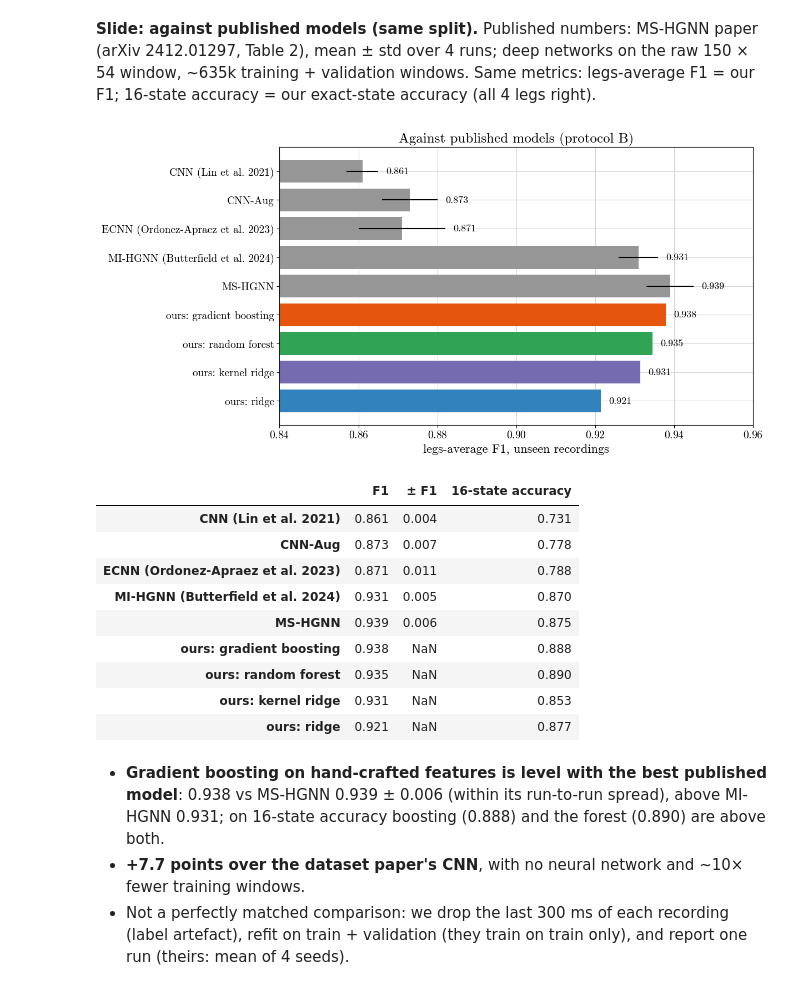
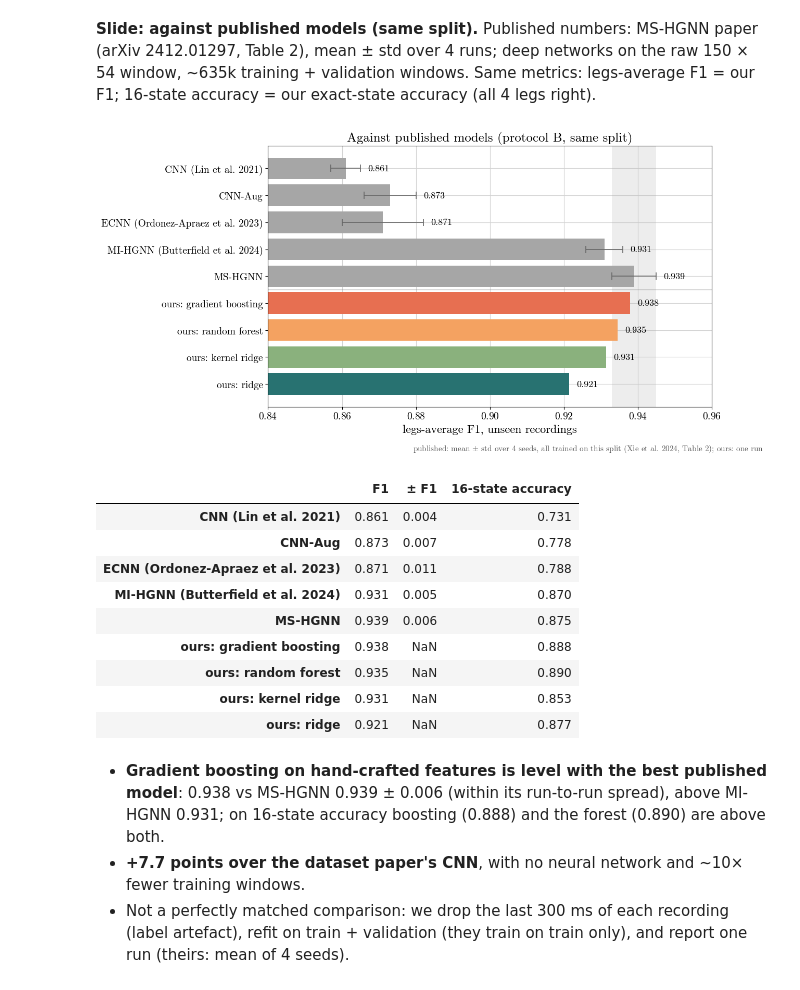
Before and after one commit to FilippoGorini/ML2_project, a Jupyter notebook: notebooks/05_presentation.ipynb, the cells around one changed output. Saved outputs shown, nothing was run; the diff lists cells and outputs as text; code cells hidden in the pictures.

```diff
--- a/notebooks/05_presentation.ipynb
+++ b/notebooks/05_presentation.ipynb
@@ -283,11 +306,11 @@ Choices inside each step were made on validation; each chosen input was tested o
 | raw window | 15 log-spaced lags × 54 = 810 | history: dense recent lags (0, 1, 2, 3, 5, 8 … ms), sparse old ones up to 149 ms |
 | hand-crafted features | 390 | per channel: current value, change over 5 and 50 ms, window mean, std, min, max; per foot: height above its window minimum, speed now, mean speed over 20 ms |
 # %%
-ladder = ["majority", "ridge_current", "ridge_window_log", "ridge_feat_all"]
-labels_ladder = ["nothing\n(majority)", "current\ntimestep", "raw window\n(history)", "hand-crafted\nfeatures"]
+ladder = ["ridge_current", "ridge_window_log", "ridge_feat_all"]
+labels_ladder = ["current\ntimestep", "raw window\n(history)", "hand-crafted\nfeatures"]
 f1s = [A[m][0]["test"]["f1"] for m in ladder]
 fig, ax = plt.subplots(figsize=(10, 6))
-bars = ax.bar(labels_ladder, f1s, color=[GREY] + [COLORS[m] for m in ladder[1:]])
+bars = ax.bar(labels_ladder, f1s, color=INPUT_LADDER_COLORS)
 for b, v in zip(bars, f1s):
     ax.text(b.get_x() + b.get_width() / 2, v + 0.01, f"{v:.3f}", ha="center")
 ax.set_ylim(0, 1.05); ax.set_ylabel("test F1"); ax.set_title("Input ladder (ridge)")
@@ -518,7 +540,7 @@ dist = {m: error_distances(m) for m in err_models}
 fig, ax = plt.subplots(figsize=(10, 6))
 for m, d in dist.items():
     x = np.sort(d)
-    ax.plot(x, np.arange(1, len(x) + 1) / len(x), color=COLORS[m], lw=2 if m == "gb_feat_all" else 1.2,
+    ax.plot(x, np.arange(1, len(x) + 1) / len(x), color=COLORS_LINE[m], lw=2 if m == "gb_feat_all" else 1.2,
             label=f"{NAMES[m]} ({len(d):,} errors)")
 ax.set_xscale("log"); ax.set_xlabel("distance to the nearest true touchdown / lift-off [ms]")
 ax.set_ylabel("share of errors within"); ax.legend(fontsize=12)
@@ -604,22 +627,32 @@ legs-average F1 = our F1; 16-state accuracy = our exact-state accuracy (all 4 le
 # %%
 papers = pd.DataFrame({"CNN (Lin et al. 2021)": (0.861, 0.004, 0.731), "CNN-Aug": (0.873, 0.007, 0.778),
                        "ECNN (Ordonez-Apraez et al. 2023)": (0.871, 0.011, 0.788),
                        "MI-HGNN (Butterfield et al. 2024)": (0.931, 0.005, 0.870), "MS-HGNN": (0.939, 0.006, 0.875)},
                       index=["F1", "± F1", "16-state accuracy"]).T
 ours = pd.DataFrame({f"ours: {NAMES[m]}": {"F1": B[m][0]["test"]["f1"], "16-state accuracy": B[m][0]["test"]["exact"]}
                      for m in ["gb_feat_all", "rf_feat_all", "krr_feat_all", "ridge_feat_all"]}).T
 comp = pd.concat([papers, ours])
+# published: mean ± std over 4 training seeds (thin dark-grey whiskers); ours: one run (no seed spread to show)
 fig, ax = plt.subplots(figsize=(11, 6.5))
 c = [GREY] * len(papers) + [COLORS[m] for m in ["gb_feat_all", "rf_feat_all", "krr_feat_all", "ridge_feat_all"]]
-ax.barh(range(len(comp)), comp["F1"], xerr=comp["± F1"].fillna(0), color=c)
-for i, (v, s) in enumerate(zip(comp["F1"], comp["± F1"].fillna(0))):
+best = papers.loc["MS-HGNN"]
+ax.axvspan(best["F1"] - best["± F1"], best["F1"] + best["± F1"], color=GREY, alpha=0.2, lw=0)   # best published ± std
+ax.barh(range(len(comp)), comp["F1"], color=c)
+err = comp["± F1"].fillna(0)
+ax.errorbar(comp["F1"][:len(papers)], range(len(papers)), xerr=err[:len(papers)], fmt="none", ecolor="0.4",
+            elinewidth=1.2, capsize=5, capthick=1.2)
+for i, (v, s) in enumerate(zip(comp["F1"], err)):
     ax.text(v + s + 0.002, i, f"{v:.3f}", va="center", fontsize=13)
+ax.axhline(len(papers) - 0.5, color="0.5", lw=0.8)
 ax.set_yticks(range(len(comp)), comp.index); ax.invert_yaxis(); ax.set_xlim(0.84, 0.96)
-ax.set_xlabel("legs-average F1, unseen recordings"); ax.set_title("Against published models (protocol B)")
+ax.set_xlabel("legs-average F1, unseen recordings")
+ax.set_title("Against published models (protocol B, same split)")
+fig.text(0.99, -0.02, r"published: mean $\pm$ std over 4 seeds, all trained on this split (Xie et al. 2024, Table 2); "
+         "ours: one run", ha="right", fontsize=11, color="0.35")
 save(fig, "papers_comparison"); plt.show()
 comp.round(3)
 # %% [output]
-[figure, old version]
+[figure, new version]
 |  | F1 | ± F1 | 16-state accuracy |
 | CNN (Lin et al. 2021) | 0.861 | 0.004 | 0.731 |
 | CNN-Aug | 0.873 | 0.007 | 0.778 |
```
Also changed, not shown: parts of 25 cells of this notebook, 34 other files.
